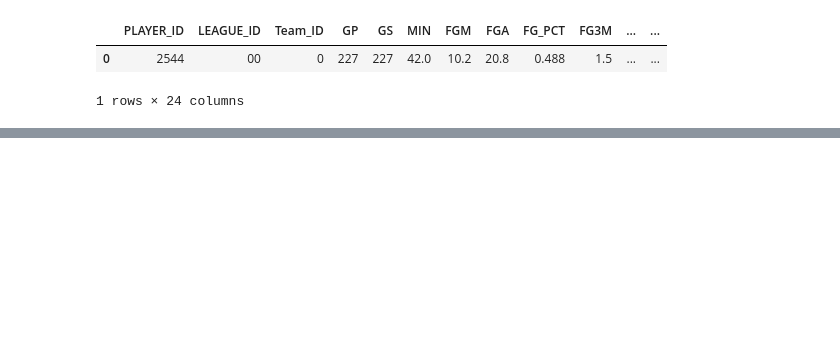
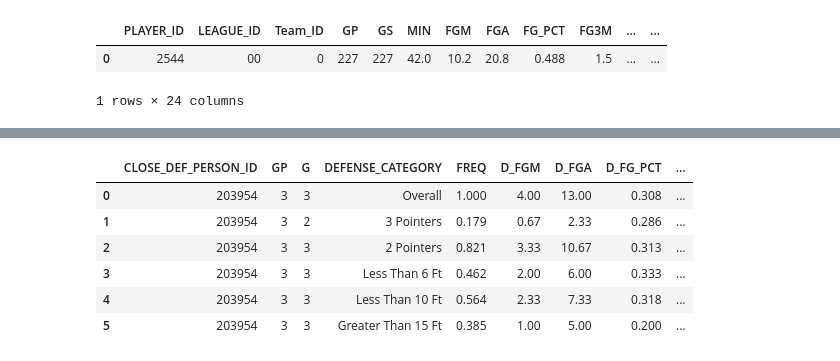
Before and after one commit to nkasmanoff/MLstuff, a Jupyter notebook: Phys476/project/Untitled.ipynb, the cells around one changed output, grey strips where cells are left out. Cells and saved outputs as stored; diff of their text form; code cells hidden in the pictures; blank space fills up the shorter version.

```diff
--- a/Phys476/project/Untitled.ipynb
+++ b/Phys476/project/Untitled.ipynb
@@ -19,0 +32,14 @@ lebron.post_season_career_totals()
+# %%
+embiid = 203954
+# %%
+embiidD = player.PlayerDefenseTracking(player_id=embiid,last_n_games=11)
+# %%
+embiidD.overall()
+# %% [output]
+|  | CLOSE_DEF_PERSON_ID | GP | G | DEFENSE_CATEGORY | FREQ | D_FGM | D_FGA | D_FG_PCT | ... |
+| 0 | 203954 | 3 | 3 | Overall | 1.000 | 4.00 | 13.00 | 0.308 | ... |
+| 1 | 203954 | 3 | 2 | 3 Pointers | 0.179 | 0.67 | 2.33 | 0.286 | ... |
+| 2 | 203954 | 3 | 3 | 2 Pointers | 0.821 | 3.33 | 10.67 | 0.313 | ... |
+| 3 | 203954 | 3 | 3 | Less Than 6 Ft | 0.462 | 2.00 | 6.00 | 0.333 | ... |
+| 4 | 203954 | 3 | 3 | Less Than 10 Ft | 0.564 | 2.33 | 7.33 | 0.318 | ... |
+| 5 | 203954 | 3 | 3 | Greater Than 15 Ft | 0.385 | 1.00 | 5.00 | 0.200 | ... |
```
Also changed, not shown: parts of 3 cells of this notebook, 3 other files.
